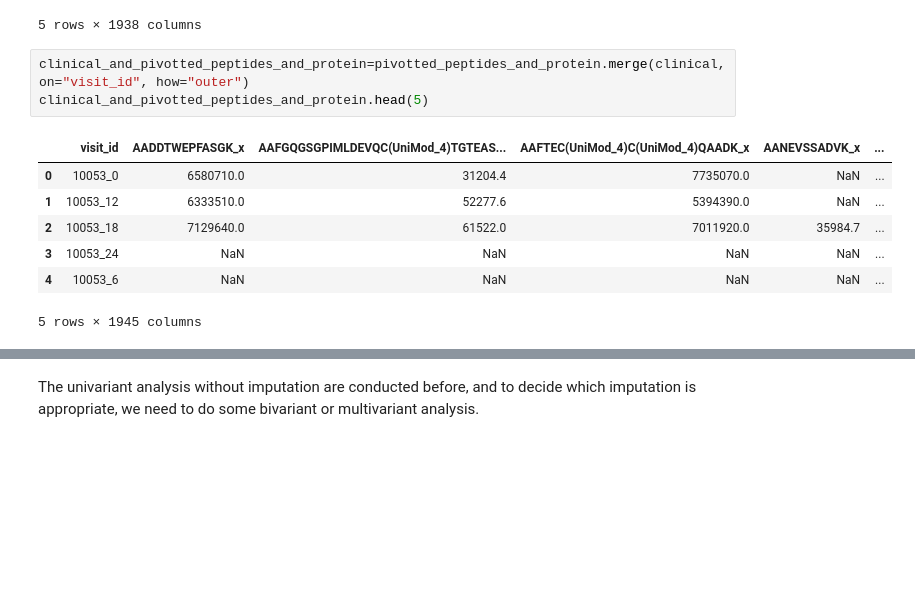
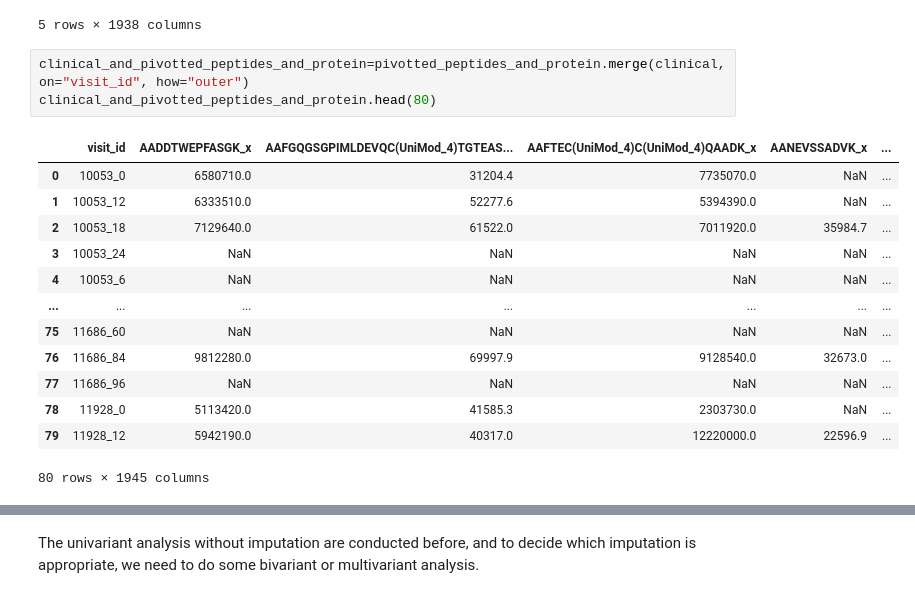
Before and after one commit to blackhole-hope123/Parkinson-Disease-Analysis, a Jupyter notebook: preliminary EDA/EDA_for_the_combined_training_data.ipynb, the cells around one changed output, grey strips where cells are left out. Cells and saved outputs as stored; diff of their text form; blank space fills up the shorter version.

Commit message:
updated EDA_for_train_clinical and EDA_for_the_combined_training_data

```diff
--- a/preliminary EDA/EDA_for_the_combined_training_data.ipynb
+++ b/preliminary EDA/EDA_for_the_combined_training_data.ipynb
@@ -55,12 +55,18 @@ pivotted_peptides_and_protein.head(5)
 5 rows × 1938 columns
 # %%
 clinical_and_pivotted_peptides_and_protein=pivotted_peptides_and_protein.merge(clinical, on="visit_id", how="outer")
-clinical_and_pivotted_peptides_and_protein.head(5)
+clinical_and_pivotted_peptides_and_protein.head(80)
 # %% [output]
 |  | visit_id | AADDTWEPFASGK_x | AAFGQGSGPIMLDEVQC(UniMod_4)TGTEAS... | AAFTEC(UniMod_4)C(UniMod_4)QAADK_x | AANEVSSADVK_x | ... |
 | 0 | 10053_0 | 6580710.0 | 31204.4 | 7735070.0 | NaN | ... |
 | 1 | 10053_12 | 6333510.0 | 52277.6 | 5394390.0 | NaN | ... |
 | 2 | 10053_18 | 7129640.0 | 61522.0 | 7011920.0 | 35984.7 | ... |
 | 3 | 10053_24 | NaN | NaN | NaN | NaN | ... |
 | 4 | 10053_6 | NaN | NaN | NaN | NaN | ... |
+| ... | ... | ... | ... | ... | ... | ... |
+| 75 | 11686_60 | NaN | NaN | NaN | NaN | ... |
+| 76 | 11686_84 | 9812280.0 | 69997.9 | 9128540.0 | 32673.0 | ... |
+| 77 | 11686_96 | NaN | NaN | NaN | NaN | ... |
+| 78 | 11928_0 | 5113420.0 | 41585.3 | 2303730.0 | NaN | ... |
+| 79 | 11928_12 | 5942190.0 | 40317.0 | 12220000.0 | 22596.9 | ... |
-5 rows × 1945 columns
+80 rows × 1945 columns
```
Also changed, not shown: parts of 5 cells of this notebook, 1 other file.
